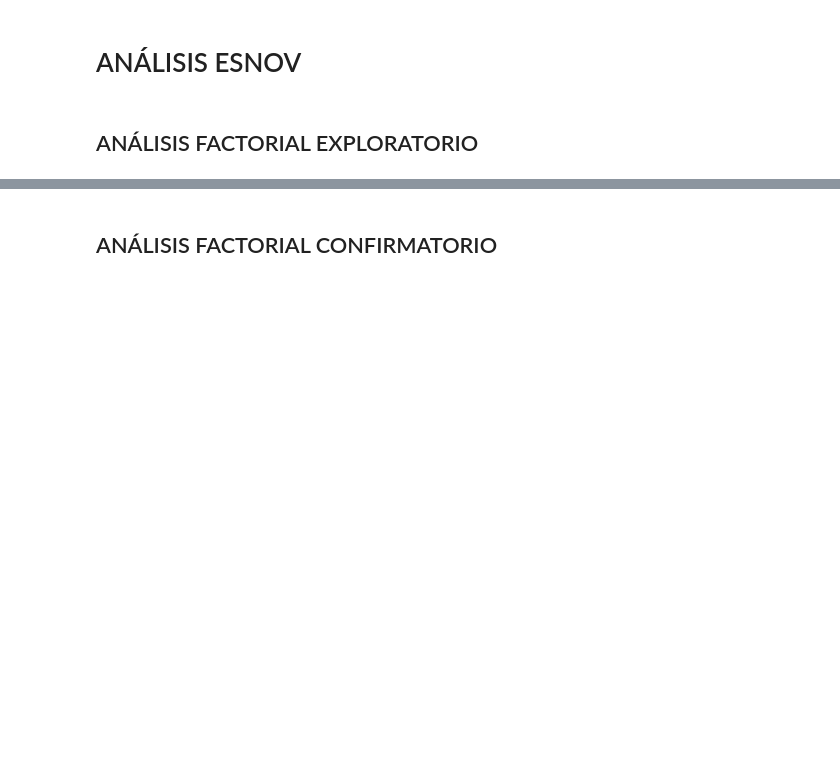
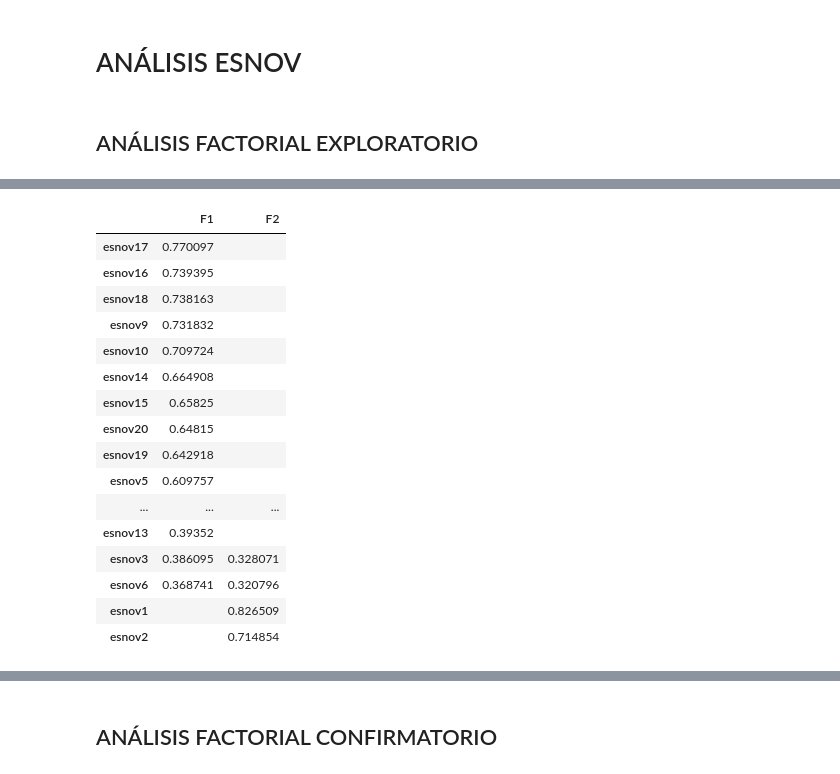
Before and after one commit to jisaaco/everchanging, a Jupyter notebook: factor_analysis_karina.ipynb, the cells around one changed output, grey strips where cells are left out. Drawn from its saved outputs; the diff is of its cells as text; code cells hidden in the pictures; blank space fills up the shorter version.

```diff
--- a/factor_analysis_karina.ipynb
+++ b/factor_analysis_karina.ipynb
@@ -289,0 +293,37 @@ sns.lineplot(data = df,
+# %%
+fa = FactorAnalyzer(n_factors = 2,
+                    rotation = 'oblimin',
+                    method = 'ml',
+                    use_smc = True)
+fa.fit(Z_exp)
+
+cols_exp = ['F1', 'F2']
+all_up = [False, False]
+
+loadings = pd.DataFrame(fa.loadings_,
+                        columns = cols_exp,
+                        index = esnov_exp.columns)\
+                            .apply(lambda x: [y if y >= 0.3 else 0 for y in x])\
+                            .sort_values(by = cols_exp,
+                                        ascending = all_up)\
+                            .apply(lambda x: [y if y > 0 else '' for y in x])
+
+loadings
+# %% [output]
+|  | F1 | F2 |
+| esnov17 | 0.770097 |  |
+| esnov16 | 0.739395 |  |
+| esnov18 | 0.738163 |  |
+| esnov9 | 0.731832 |  |
+| esnov10 | 0.709724 |  |
+| esnov14 | 0.664908 |  |
+| esnov15 | 0.65825 |  |
+| esnov20 | 0.64815 |  |
+| esnov19 | 0.642918 |  |
+| esnov5 | 0.609757 |  |
+| ... | ... | ... |
+| esnov13 | 0.39352 |  |
+| esnov3 | 0.386095 | 0.328071 |
+| esnov6 | 0.368741 | 0.320796 |
+| esnov1 |  | 0.826509 |
+| esnov2 |  | 0.714854 |
```
Also changed, not shown: parts of 7 cells of this notebook.
